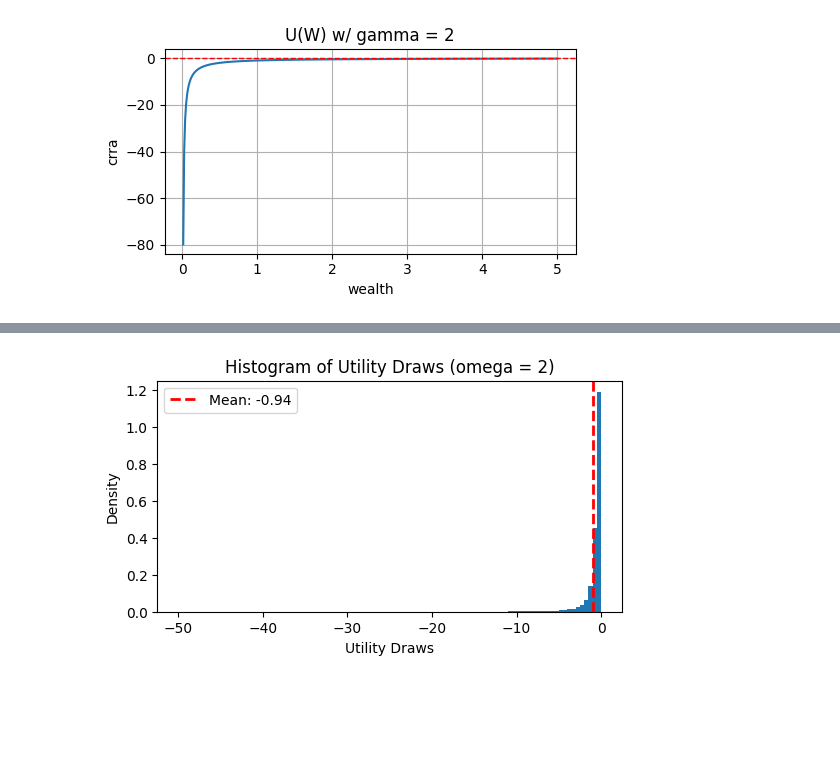
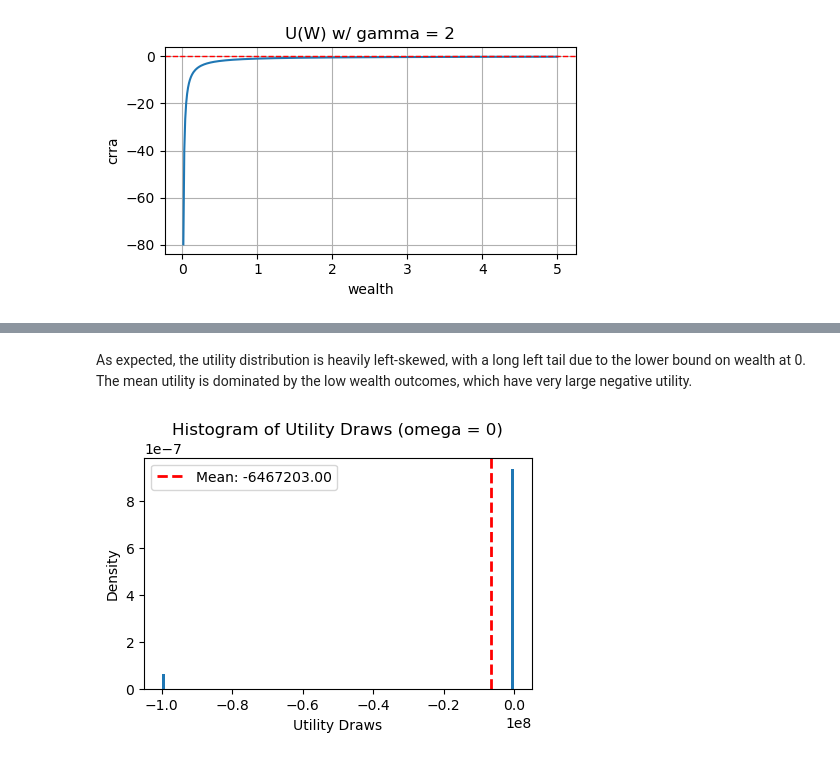
Before and after one commit to wickmanb22/ModernAppliedOptimization, a Jupyter notebook: asset_pricing_hw2.ipynb, the cells around one changed output, grey strips where cells are left out. Cells and saved outputs as stored; diff of their text form; code cells hidden in the pictures; blank space fills up the shorter version.

```diff
--- a/asset_pricing_hw2.ipynb
+++ b/asset_pricing_hw2.ipynb
@@ -101,7 +103,8 @@ def crra_utility(w, gamma):
         return np.log(w)  # avoid log(0)
     else:
         util_vec = w ** (1 - gamma) / (1 - gamma)
-        return  np.where(util_vec < -50, 0, util_vec)
+        #return  np.where(util_vec < -50, 0, util_vec)
+        return util_vec
 
 # Estimate expected utility via Monte Carlo integration
 gamma = 2 # crra relative risk aversion
@@ -133,11 +149,19 @@ plt.legend(); plt.show()
+# %% [markdown]
+As expected, the utility distribution is heavily left-skewed, with a long left tail due to the lower bound on wealth at 0. The mean utility is dominated by the low wealth outcomes, which have very large negative utility.
 # %%
-# plot distribution of utility(wealth)
-plt.figure(figsize=(6,3))
+# plot distribution of utility(wealth) for select omega
+tmp_omega = 0
+wealth_dist, util_dist, mc_results = MonteCarlo_int(
+    omega=1, N=int(1e6), ret_distributions=True
+)
+
+# plot utility(wealth) distribution
+plt.figure(figsize=(5,3))
 plt.hist(util_dist, bins=100, density=True)
 mean_util = np.mean(util_dist) # add mean to histogram
 plt.axvline(mean_util, color='r', linestyle='dashed', linewidth=2, label=f'Mean: {mean_util:.2f}')
 plt.xlabel('Utility Draws'); plt.ylabel('Density')
 plt.title(f'Histogram of Utility Draws (omega = {tmp_omega})')
 plt.legend(); plt.show()
 # %% [output]
-[figure, old version]
+[figure, new version]
```
Also changed, not shown: parts of 14 cells of this notebook.
